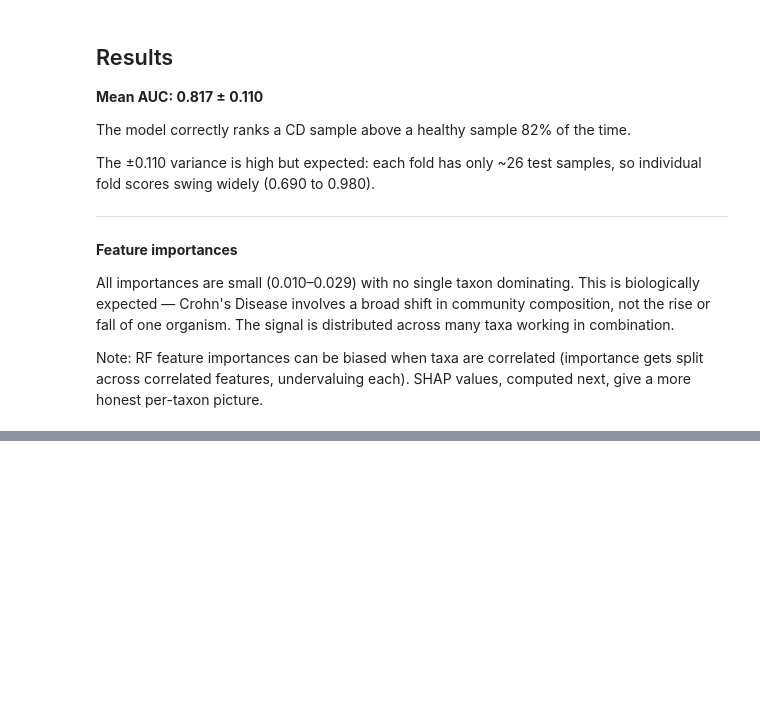
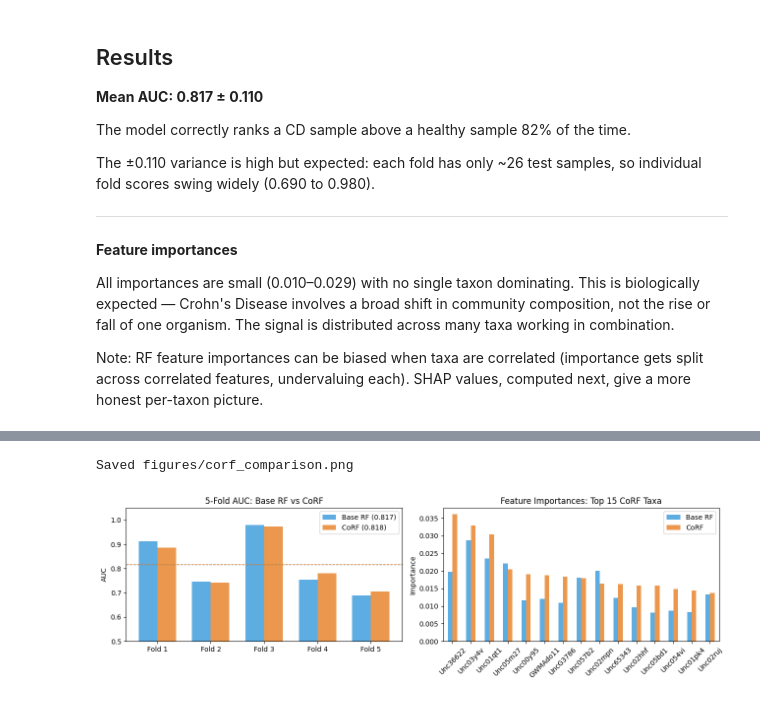
Before and after one commit to liamcampbell-png/crohns-microbiome-ml, a Jupyter notebook: notebooks/01_exploration.ipynb, the cells around one changed output, grey strips where cells are left out. Saved outputs shown, nothing was run; the diff lists cells and outputs as text; code cells hidden in the pictures; blank space fills up the shorter version.

```diff
--- a/notebooks/01_exploration.ipynb
+++ b/notebooks/01_exploration.ipynb
@@ -272,0 +455,16 @@ Note: RF feature importances can be biased when taxa are correlated (importance
+# %%
+# Fit CoRF on full data; aggregate importances back to original 179 taxa
+rf_corf.fit(X_expanded, y)
+
+taxon_to_idx = {t: i for i, t in enumerate(taxa)}
+corf_importances = np.zeros(len(taxa))
+for col_idx, taxon in enumerate(col_to_taxon):
+    corf_importances[taxon_to_idx[taxon]] += rf_corf.feature_importances_[col_idx]
+
+corf_imp_series = pd.Series(corf_importances, index=taxa).sort_values(ascending=False)
+
+print("Top 10 taxa by CoRF importance:")
+print(corf_imp_series.head(10).round(4))
+
+print("\nTop 10 taxa by Base RF importance:")
+print(feature_importances.sort_values(ascending=False).head(10).round(4))
@@ -272,0 +489,36 @@ Note: RF feature importances can be biased when taxa are correlated (importance
+# %%
+fig, axes = plt.subplots(1, 2, figsize=(13, 4))
+
+# Left: fold-by-fold AUC
+folds = [f'Fold {i+1}' for i in range(5)]
+x = np.arange(5)
+width = 0.35
+axes[0].bar(x - width/2, scores, width, label=f'Base RF ({scores.mean():.3f})', color='#3498db', alpha=0.8)
+axes[0].bar(x + width/2, scores_corf, width, label=f'CoRF ({scores_corf.mean():.3f})', color='#e67e22', alpha=0.8)
+axes[0].axhline(scores.mean(), color='#3498db', linestyle='--', linewidth=1)
+axes[0].axhline(scores_corf.mean(), color='#e67e22', linestyle='--', linewidth=1)
+axes[0].set_xticks(x)
+axes[0].set_xticklabels(folds)
+axes[0].set_ylabel('AUC')
+axes[0].set_title('5-Fold AUC: Base RF vs CoRF')
+axes[0].legend()
+axes[0].set_ylim(0.5, 1.05)
+
+# Right: top-15 feature importance comparison
+top15 = corf_imp_series.head(15).index
+comp_df = pd.DataFrame({
+    'Base RF': feature_importances[top15],
+    'CoRF':    corf_imp_series[top15],
+})
+comp_df.plot(kind='bar', ax=axes[1], color=['#3498db', '#e67e22'], alpha=0.8)
+axes[1].set_title('Feature Importances: Top 15 CoRF Taxa')
+axes[1].set_ylabel('Importance')
+axes[1].tick_params(axis='x', rotation=45)
+
+plt.tight_layout()
+plt.savefig('../figures/corf_comparison.png', dpi=150)
+print("Saved figures/corf_comparison.png")
+plt.show()
+# %% [output]
+Saved figures/corf_comparison.png
+[figure, added]
```
Also changed, not shown: parts of 16 cells of this notebook, 22 other files.
